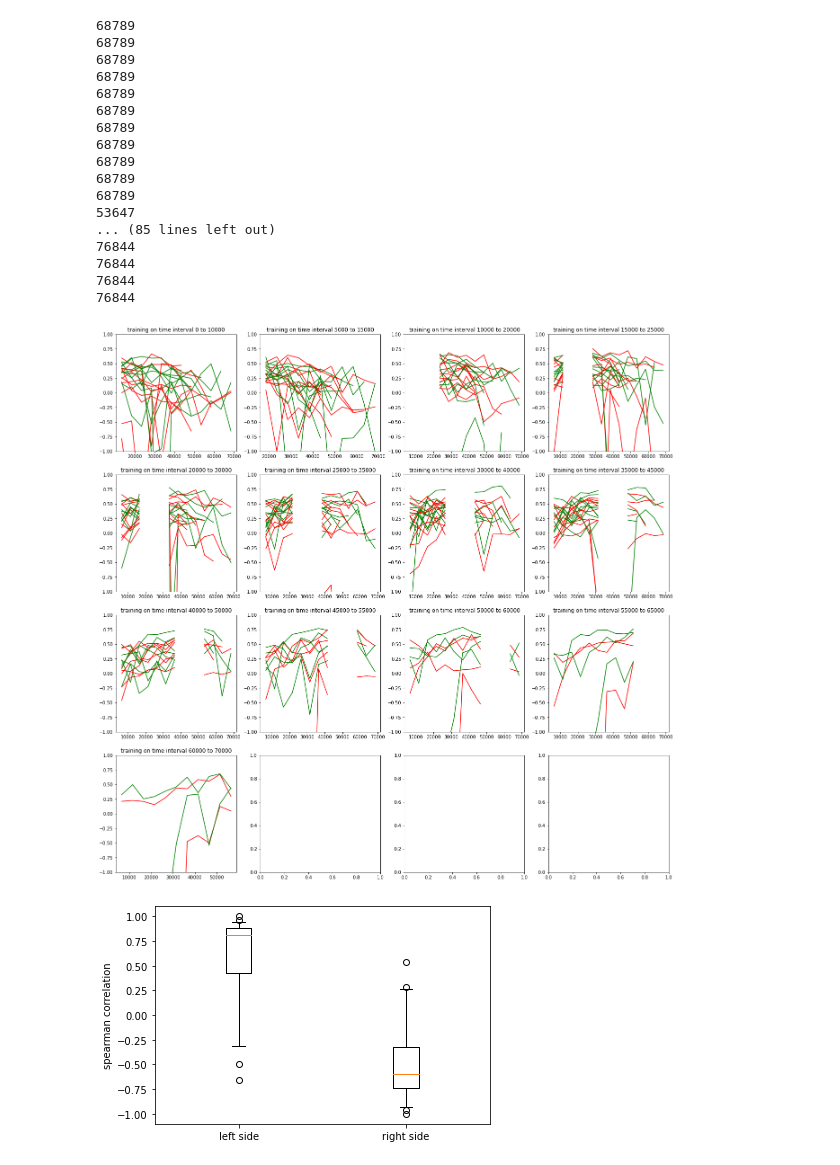
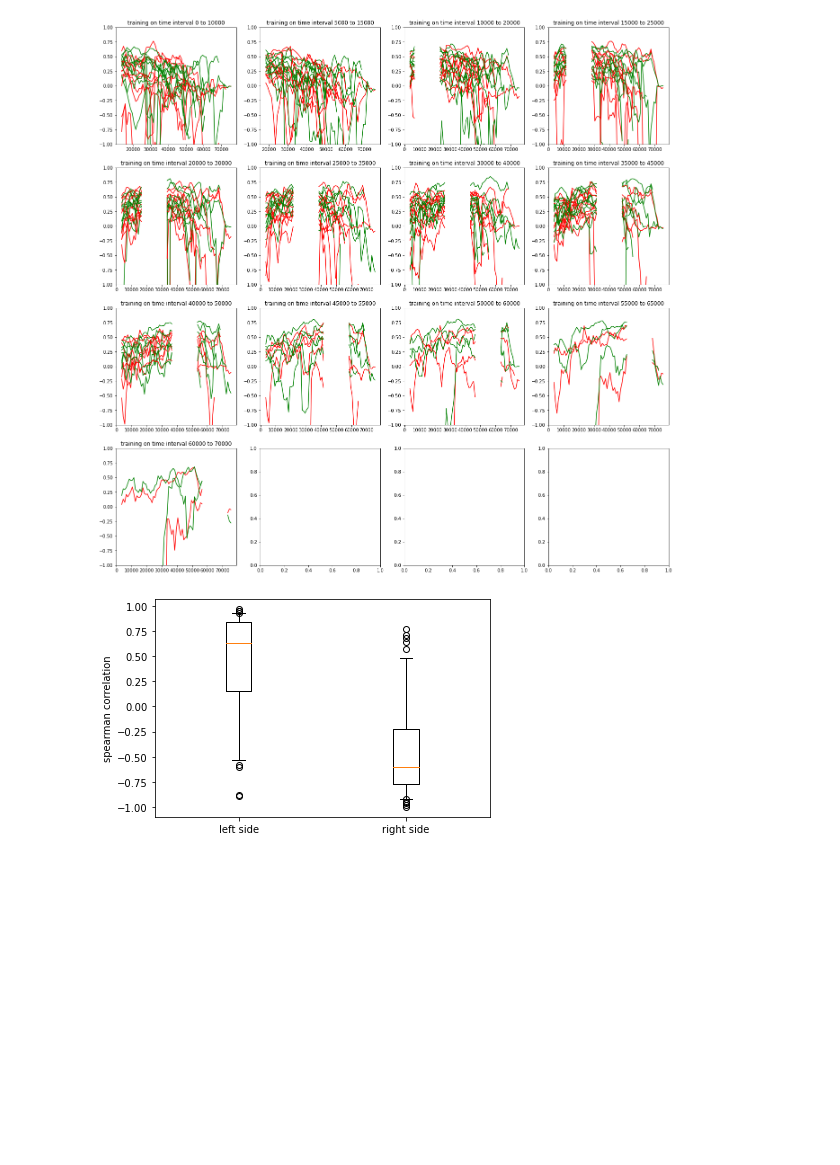
Before and after one commit to whock3/ratterdam, a Jupyter notebook: maanasa/CODES/2022_05_26_time_position_decoding.ipynb, the cells around one changed output. Saved outputs shown, nothing was run; the diff lists cells and outputs as text; code cells hidden in the pictures; blank space fills up the shorter version.

```diff
--- a/maanasa/CODES/2022_05_26_time_position_decoding.ipynb
+++ b/maanasa/CODES/2022_05_26_time_position_decoding.ipynb
@@ -57,10 +57,10 @@ for rat in all_rats:
         train_size = 10000##16000
         buffer = 1000
         test_size = 5000
-        window = 5000
+        window = 1000
 
         for i in range(0, int(np.floor((len(inst_fr)-train_size)/dt))):
-            print(len(inst_fr))
+            ##print(len(inst_fr))
             ##print('starting',i*dt, i*dt+ train_size)
             all_test_scores= []
             all_test_scores_other = []
@@ -89,61 +89,52 @@ for rat in all_rats:
                 all_time_pos_negative[i].append(np.array([(start + start + test_size)/2, xscore]))
                 start = start + window
 
             if len(all_mids)>5:
                 neg_corr.append(scipy.stats.spearmanr(all_mids, xtest_scores)[0])
+                ##neg_corr.append(scipy.stats.spearmanr(all_mids, np.maximum(xtest_scores,0))[0])
+
 
             all_mids_other = []
             start = (i)*dt- buffer-test_size
 
             xtest_scores_other = []
             ytest_scores_other = []
             while start >0:
                 ##print('early', start, start+test_size)
                 xscore = model.score(inst_fr[start: start + test_size],x[start: start + test_size])
                 xtest_scores_other.append(xscore)
                 yscore = model2.score(inst_fr[start: start + test_size] ,y[start: start + test_size])
                 ytest_scores_other.append(yscore)
                 all_mids_other.append((start + start + test_size)/2)
                 all_time_pos_positive[i].append(np.array([(start + start + test_size)/2, xscore]))
                 start = start - window
             if len(all_mids_other)>5:
-                ##slope, intercept, r_value, p_value, std_err = scipy.stats.linregress(all_mids_other, xtest_scores_other)
                 pos_corr.append(scipy.stats.spearmanr(all_mids_other, xtest_scores_other)[0])
+                ##pos_corr.append(scipy.stats.spearmanr(all_mids_other, np.maximum(xtest_scores_other,0))[0])
 
             axs[int(np.floor(i/4)),i%4].plot(all_mids, xtest_scores, color = 'red')
             axs[int(np.floor(i/4)),i%4].plot(all_mids, ytest_scores, color = 'green')
             axs[int(np.floor(i/4)),i%4].plot(all_mids_other, xtest_scores_other,color = 'red')
             axs[int(np.floor(i/4)),i%4].plot(all_mids_other, ytest_scores_other,color = 'green')
             axs[int(np.floor(i/4)),i%4].set_ylim(-1, 1)
             axs[int(np.floor(i/4)),i%4].set_title('training on time interval '+ str(i*dt)+ ' to ' + str(i*dt + train_size))
 # %% [output]
-68789
-68789
-68789
-68789
-68789
-68789
-68789
-68789
-68789
-68789
-68789
-53647
-... (85 lines left out)
-76844
-76844
-76844
-76844
-[figure, old version]
+[figure, new version]
 # %%
 ## plotting
+
+##pos_corr= np.nan_to_num(pos_corr, 0)
+##neg_corr = np.nan_to_num(neg_corr, 0)
+
 fig, ax = plt.subplots()
 ax.boxplot([pos_corr, neg_corr], whis = [5,95])
 ax.set_xticklabels(['left side', 'right side'])
 ax.set_ylabel('spearman correlation')
 plt.show()
+
+## add scatter
 # %% [output]
-[figure, old version]
+[figure, new version]
 # %%
 ## statistics
 ## are the two correlations different?
```
Also changed, not shown: parts of 2 cells of this notebook, 2 other files.
